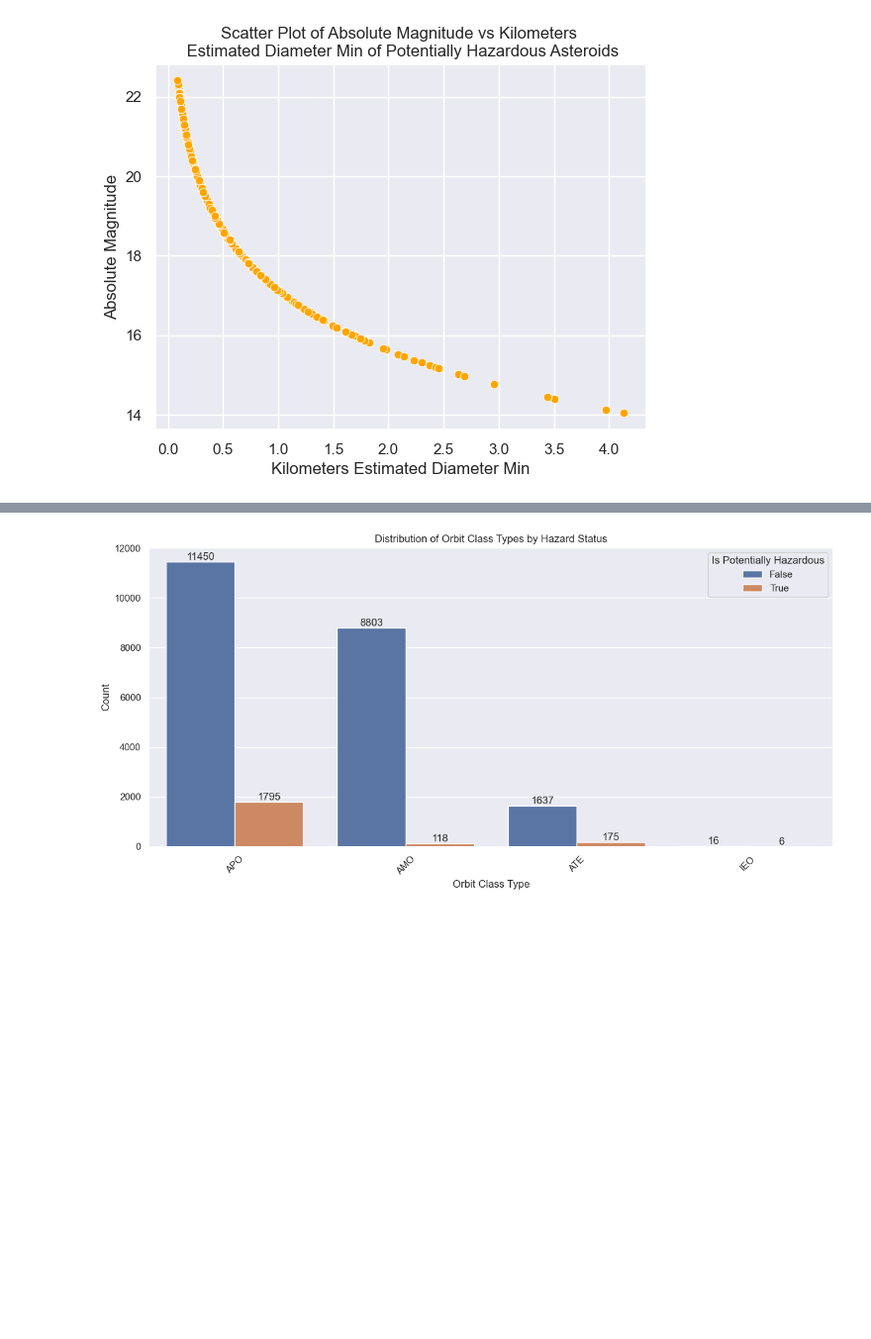
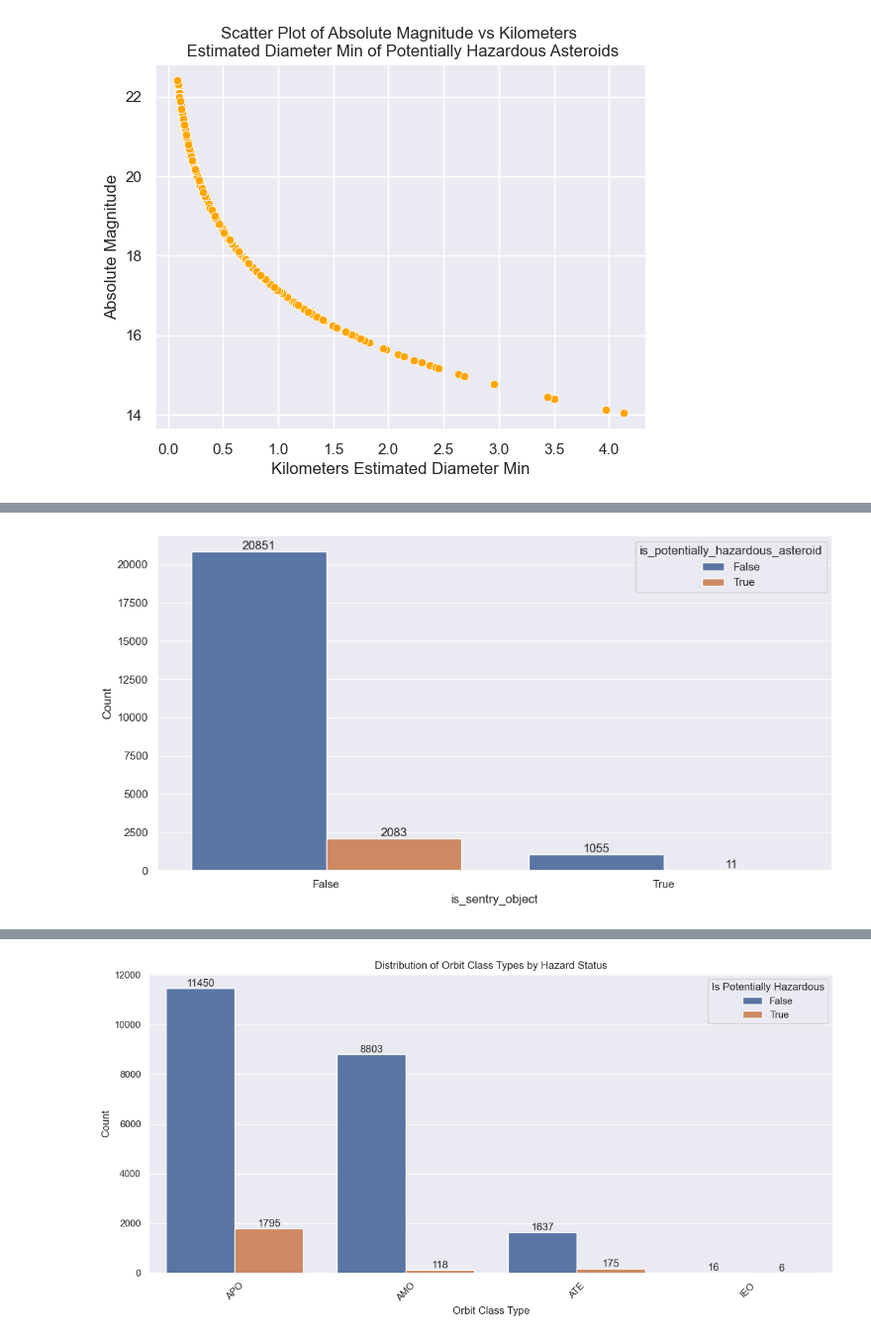
Before and after one commit to nhocratac/IE224-NEO, a Jupyter notebook: notebook/expolre_data.ipynb, the cells around one changed output, grey strips where cells are left out. Shown at 99% size. Saved outputs shown, nothing was run; the diff lists cells and outputs as text; code cells hidden in the pictures; blank space fills up the shorter version.

```diff
--- a/notebook/expolre_data.ipynb
+++ b/notebook/expolre_data.ipynb
@@ -151,2 +151,14 @@ plt.show()
+# %%
+plt.figure(figsize=(12,6))
+sns.countplot(data=df, x='is_sentry_object',
+             hue='is_potentially_hazardous_asteroid')
+# plt.title('Distribution of absolute_magnitude_h without outliers')
+plt.xlabel('is_sentry_object')
+plt.ylabel('Count')
+plt.gca().bar_label(plt.gca().containers[0])
+plt.gca().bar_label(plt.gca().containers[1])
+plt.show()
+# %% [output]
+[figure, added]
 # %%
 plt.figure(figsize=(12,6))
```
Also changed, not shown: parts of 2 cells of this notebook.
